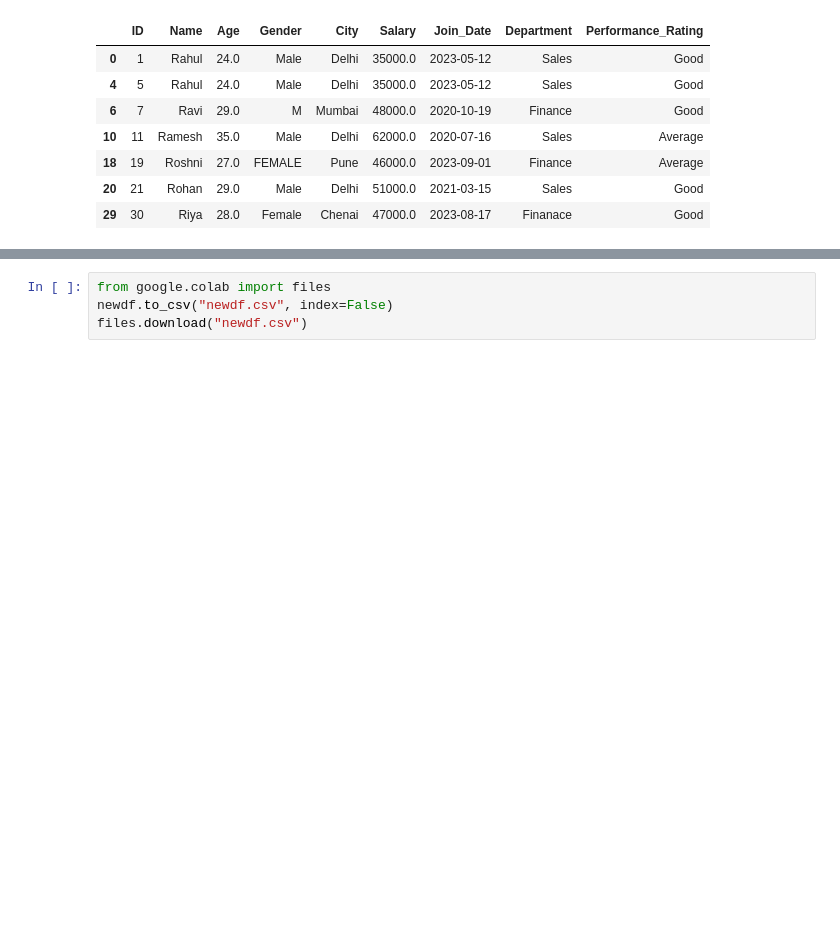
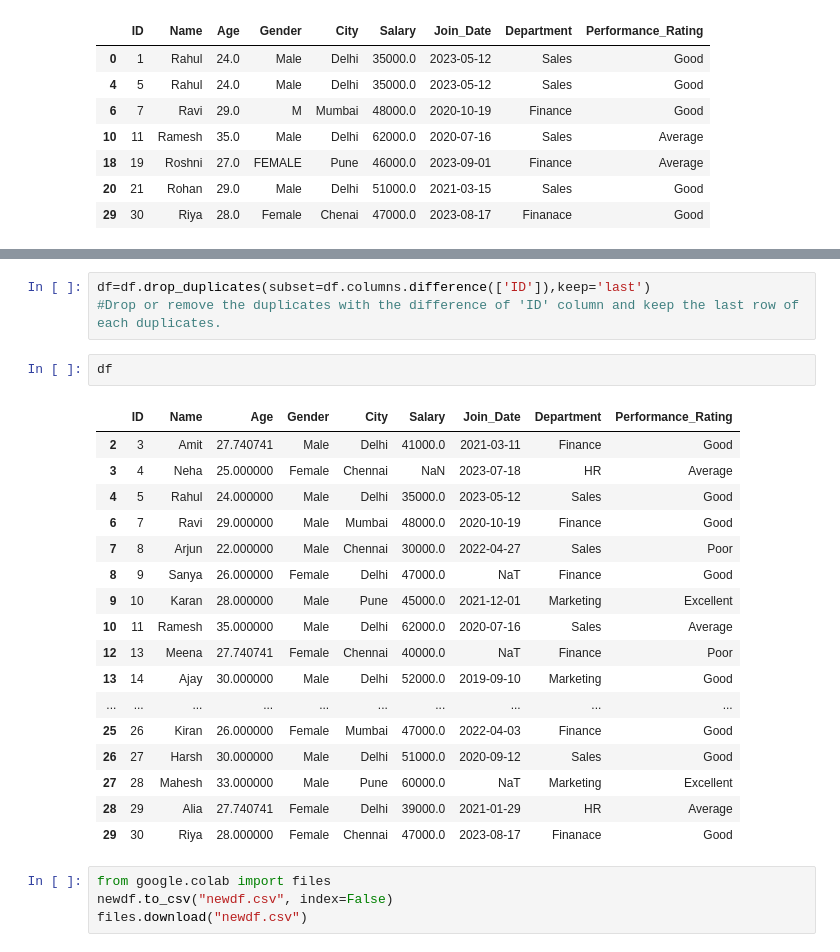
Before and after one commit to O-NS23/Data-Analysis-Basics, a Jupyter notebook: DataAnalysis1.ipynb, the cells around one changed output, grey strips where cells are left out. Saved outputs shown, nothing was run; the diff lists cells and outputs as text; blank space fills up the shorter version.

```diff
--- a/DataAnalysis1.ipynb
+++ b/DataAnalysis1.ipynb
@@ -344,3 +537,26 @@ newdf
+# %%
+df=df.drop_duplicates(subset=df.columns.difference(['ID']),keep='last')
+#Drop or remove the duplicates with the difference of 'ID' column and keep the last row of each duplicates.
+# %%
+df
+# %% [output]
+|  | ID | Name | Age | Gender | City | Salary | Join_Date | Department | Performance_Rating |
+| 2 | 3 | Amit | 27.740741 | Male | Delhi | 41000.0 | 2021-03-11 | Finance | Good |
+| 3 | 4 | Neha | 25.000000 | Female | Chennai | NaN | 2023-07-18 | HR | Average |
+| 4 | 5 | Rahul | 24.000000 | Male | Delhi | 35000.0 | 2023-05-12 | Sales | Good |
+| 6 | 7 | Ravi | 29.000000 | Male | Mumbai | 48000.0 | 2020-10-19 | Finance | Good |
+| 7 | 8 | Arjun | 22.000000 | Male | Chennai | 30000.0 | 2022-04-27 | Sales | Poor |
+| 8 | 9 | Sanya | 26.000000 | Female | Delhi | 47000.0 | NaT | Finance | Good |
+| 9 | 10 | Karan | 28.000000 | Male | Pune | 45000.0 | 2021-12-01 | Marketing | Excellent |
+| 10 | 11 | Ramesh | 35.000000 | Male | Delhi | 62000.0 | 2020-07-16 | Sales | Average |
+| 12 | 13 | Meena | 27.740741 | Female | Chennai | 40000.0 | NaT | Finance | Poor |
+| 13 | 14 | Ajay | 30.000000 | Male | Delhi | 52000.0 | 2019-09-10 | Marketing | Good |
+| ... | ... | ... | ... | ... | ... | ... | ... | ... | ... |
+| 25 | 26 | Kiran | 26.000000 | Female | Mumbai | 47000.0 | 2022-04-03 | Finance | Good |
+| 26 | 27 | Harsh | 30.000000 | Male | Delhi | 51000.0 | 2020-09-12 | Sales | Good |
+| 27 | 28 | Mahesh | 33.000000 | Male | Pune | 60000.0 | NaT | Marketing | Excellent |
+| 28 | 29 | Alia | 27.740741 | Female | Delhi | 39000.0 | 2021-01-29 | HR | Average |
+| 29 | 30 | Riya | 28.000000 | Female | Chennai | 47000.0 | 2023-08-17 | Finanace | Good |
 # %%
 from google.colab import files
 newdf.to_csv("newdf.csv", index=False)
```
Also changed, not shown: parts of 33 cells of this notebook.
